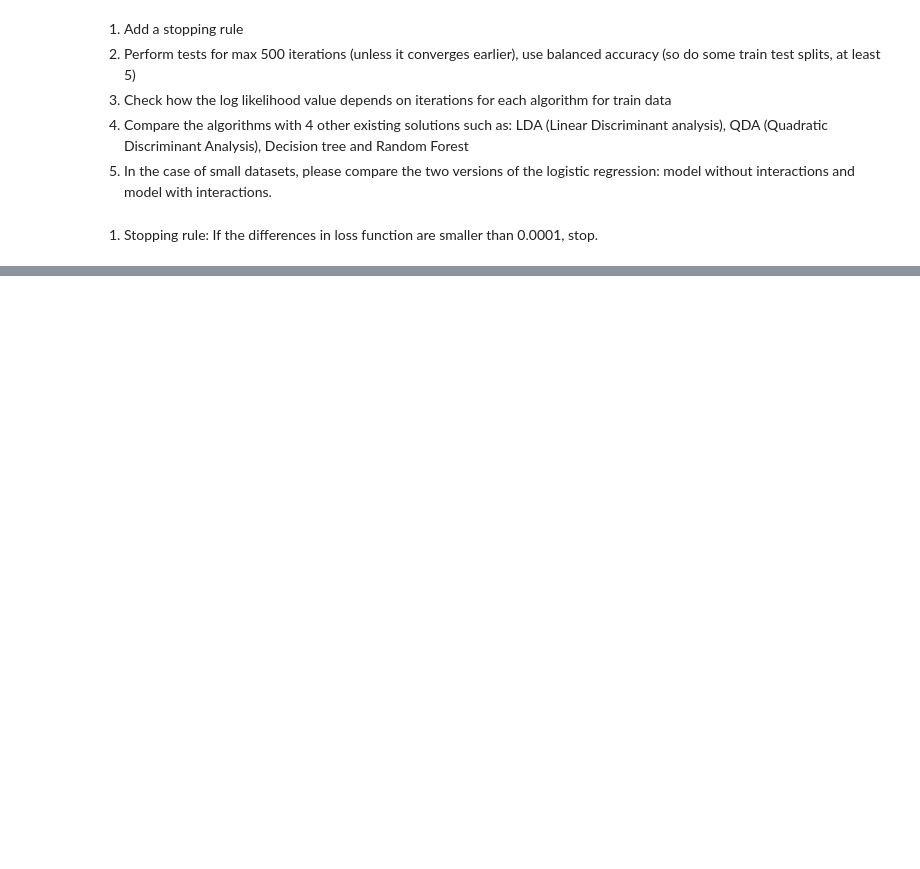
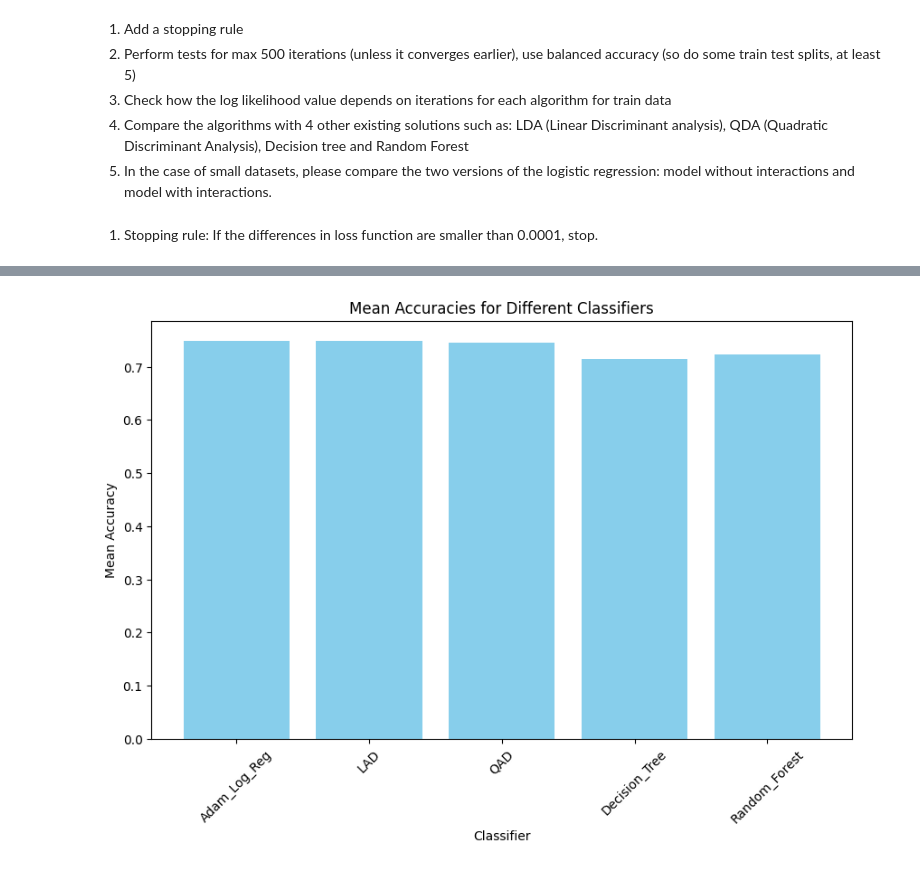
Before and after one commit to PrusWielki/advml-proj-1, a Jupyter notebook: task3.ipynb, the cells around one changed output, grey strips where cells are left out. Drawn from its saved outputs; the diff is of its cells as text; code cells hidden in the pictures; blank space fills up the shorter version.

```diff
--- a/task3.ipynb
+++ b/task3.ipynb
@@ -302,3 +162,3 @@ def compute_accuracies(X, y, splits=[0.1, 0.2, 0.3, 0.4, 0.5], seeds=[0, 42, 123
     return accuracies, balanced_accuracies, costs
 # %%
-a, ba, costs = compute_accuracies(X_blood, y_blood)
+accuracy, balanced_accuracy, costs = compute_accuracies(X_blood, y_blood)
@@ -308,0 +165,23 @@ np.mean(list(a["Adam_Log_Reg"].values()))
+# %%
+# Print accuracy
+print("Accuracy:")
+for clf_name, acc_dict in accuracy.items():
+    print(f"{clf_name}:")
+    for key, value in acc_dict.items():
+        print(f"  Split: {key[0]}, Seed: {key[1]}, Accuracy: {value}")
+    print(f"  Mean Accuracy: {np.mean(list(acc_dict.values()))}\n")
+
+# Print balanced_accuracy
+print("Balanced Accuracy:")
+for clf_name, b_acc_dict in balanced_accuracy.items():
+    print(f"{clf_name}:")
+    for key, value in b_acc_dict.items():
+        print(f"  Split: {key[0]}, Seed: {key[1]}, Balanced Accuracy: {value}")
+    print(f"  Mean Balanced Accuracy: {np.mean(list(b_acc_dict.values()))}\n")
+
+# Print costs
+print("Costs:")
+for clf_name, cost_dict in costs.items():
+    print(f"{clf_name}:")
+    for key, value in cost_dict.items():
+        print(f"  Split: {key[0]}, Seed: {key[1]}, Cost: {value}")
@@ -308,0 +206,11 @@ np.mean(list(a["Adam_Log_Reg"].values()))
+# %%
+mean_accuracies = {clf_name: np.mean(list(acc_dict.values())) for clf_name, acc_dict in accuracy.items()}
+plt.figure(figsize=(10, 6))
+plt.bar(mean_accuracies.keys(), mean_accuracies.values(), color='skyblue')
+plt.title('Mean Accuracies for Different Classifiers')
+plt.xlabel('Classifier')
+plt.ylabel('Mean Accuracy')
+plt.xticks(rotation=45)
+plt.show()
+# %% [output]
+[figure, added]
```
Also changed, not shown: parts of 6 cells of this notebook.
